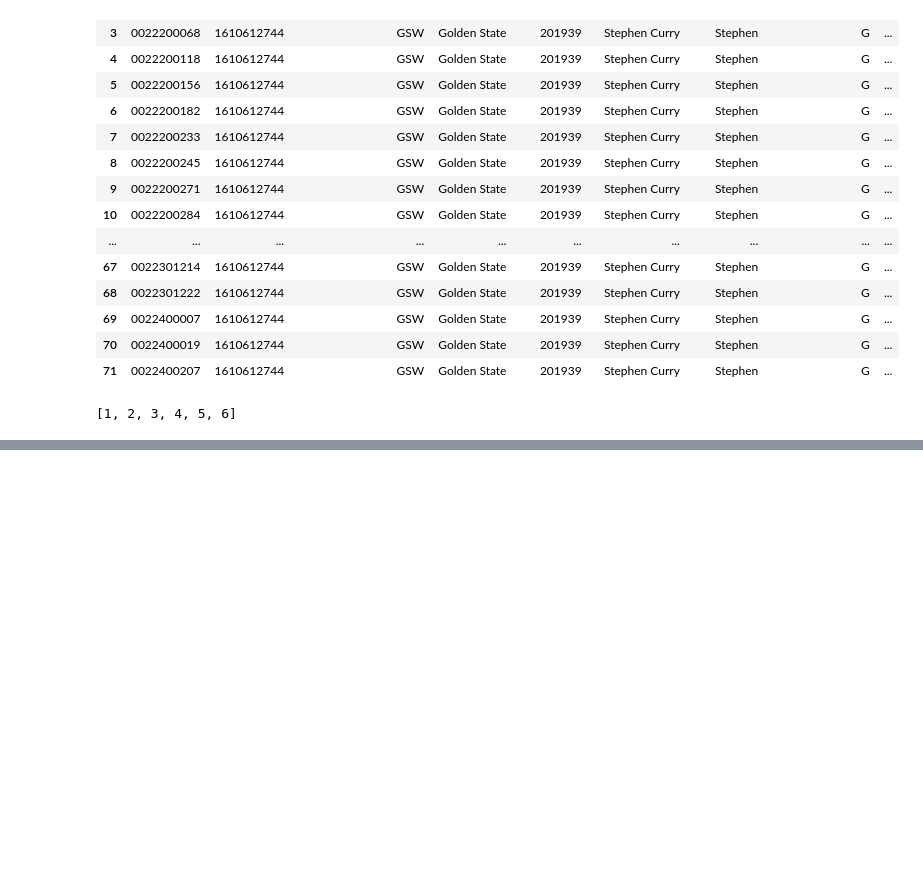
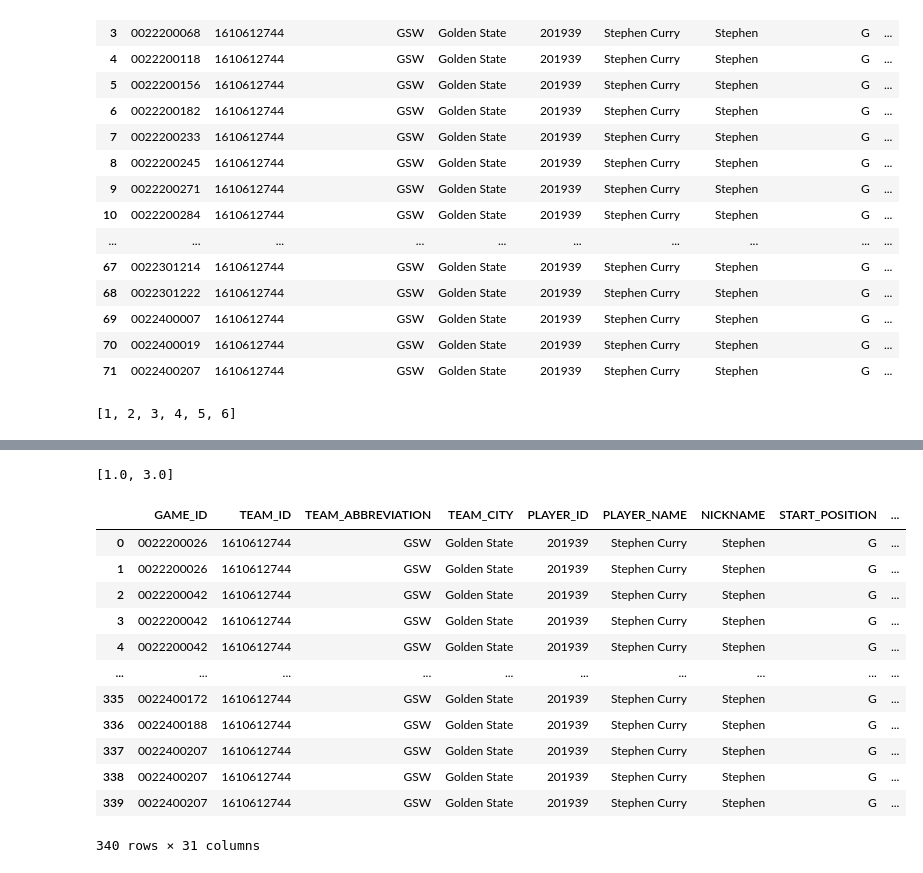
Before and after one commit to Huzi610/nba-analytics, a Jupyter notebook: 2024-25/curry_flurry.ipynb, the cells around one changed output, grey strips where cells are left out. Saved outputs shown, nothing was run; the diff lists cells and outputs as text; code cells hidden in the pictures; blank space fills up the shorter version.

```diff
--- a/2024-25/curry_flurry.ipynb
+++ b/2024-25/curry_flurry.ipynb
@@ -715,6 +771,6 @@ Q6
 # %%
-for num_threes in range(2, quarterly_stats['FG3M'].max() + 1):
-    games_with_threes = quarterly_stats[quarterly_stats['FG3M'] == num_threes]
+for num_threes in range(2, steph_stat_quarters['FG3M'].max() + 1):
+    games_with_threes = steph_stat_quarters[steph_stat_quarters['FG3M'] == num_threes]
     game_ids_game_with_threes = games_with_threes.GAME_ID
     game_ids_game_with_threes = np.unique(game_ids_game_with_threes)
 
@@ -765,0 +1114,64 @@ whole_game_steph_stats.to_csv('steph_stats_game_2022-2024.csv')
+# %%
+def get_periods_for_game(dataframe, game_id):
+    return dataframe[dataframe["list_of_games"].apply(lambda x: x[0] == game_id)]["period"].tolist()
+
+periods = get_periods_for_game(dataframe=non_streak_summary, game_id=22200026.0)
+
+periods
+# %% [output]
+[1.0, 3.0]
+# %%
+non_streak_steph_stats_quarters = pd.DataFrame()
+
+non_streak_steph_games = non_streak_summary["list_of_games"].apply(lambda x: x[0]).unique()
+
+for game in tqdm(non_streak_steph_games, total=len(non_streak_steph_games)):
+    game_id = f"{int(game):010}"
+
+    whole_game_boxscore = non_streak_steph_stats[non_streak_steph_stats.GAME_ID == game_id]
+
+    gsw_win = whole_game_boxscore.GAME_WON.values[0]
+
+    periods = get_periods_for_game(dataframe=non_streak_summary, game_id=game)
+    periods = np.unique(periods)
+
+    for period in periods:
+        start, end = get_quarter_times(period)
+
+        quarter_boxscore = BoxScoreTraditionalV2(game_id=game_id,
+                                         start_range=start,
+                                         end_range=end,
+                                         range_type=2,
+                                         timeout=60
+                                         ).get_data_frames()
+
+        time.sleep(0.5)
+
+        # Extract the detailed box score for all players
+        basic_boxscore = quarter_boxscore[0]
+
+        # Filter for the player of interest (Steph Curry)
+        quarter_player_boxscore = basic_boxscore[basic_boxscore['PLAYER_ID'] == player_id].copy()  # Make a copy
+
+        quarter_player_boxscore['PERIOD'] = period
+        quarter_player_boxscore['GAME_WON'] = gsw_win
+
+        non_streak_steph_stats_quarters = pd.concat([non_streak_steph_stats_quarters, quarter_player_boxscore], ignore_index=True)
+
+    time.sleep(0.5)
+# %%
+non_streak_steph_stats_quarters
+# %% [output]
+|  | GAME_ID | TEAM_ID | TEAM_ABBREVIATION | TEAM_CITY | PLAYER_ID | PLAYER_NAME | NICKNAME | START_POSITION | ... |
+| 0 | 0022200026 | 1610612744 | GSW | Golden State | 201939 | Stephen Curry | Stephen | G | ... |
+| 1 | 0022200026 | 1610612744 | GSW | Golden State | 201939 | Stephen Curry | Stephen | G | ... |
+| 2 | 0022200042 | 1610612744 | GSW | Golden State | 201939 | Stephen Curry | Stephen | G | ... |
+| 3 | 0022200042 | 1610612744 | GSW | Golden State | 201939 | Stephen Curry | Stephen | G | ... |
+| 4 | 0022200042 | 1610612744 | GSW | Golden State | 201939 | Stephen Curry | Stephen | G | ... |
+| ... | ... | ... | ... | ... | ... | ... | ... | ... | ... |
+| 335 | 0022400172 | 1610612744 | GSW | Golden State | 201939 | Stephen Curry | Stephen | G | ... |
+| 336 | 0022400188 | 1610612744 | GSW | Golden State | 201939 | Stephen Curry | Stephen | G | ... |
+| 337 | 0022400207 | 1610612744 | GSW | Golden State | 201939 | Stephen Curry | Stephen | G | ... |
+| 338 | 0022400207 | 1610612744 | GSW | Golden State | 201939 | Stephen Curry | Stephen | G | ... |
+| 339 | 0022400207 | 1610612744 | GSW | Golden State | 201939 | Stephen Curry | Stephen | G | ... |
+340 rows × 31 columns
```
Also changed, not shown: parts of 25 cells of this notebook, 3 other files.
